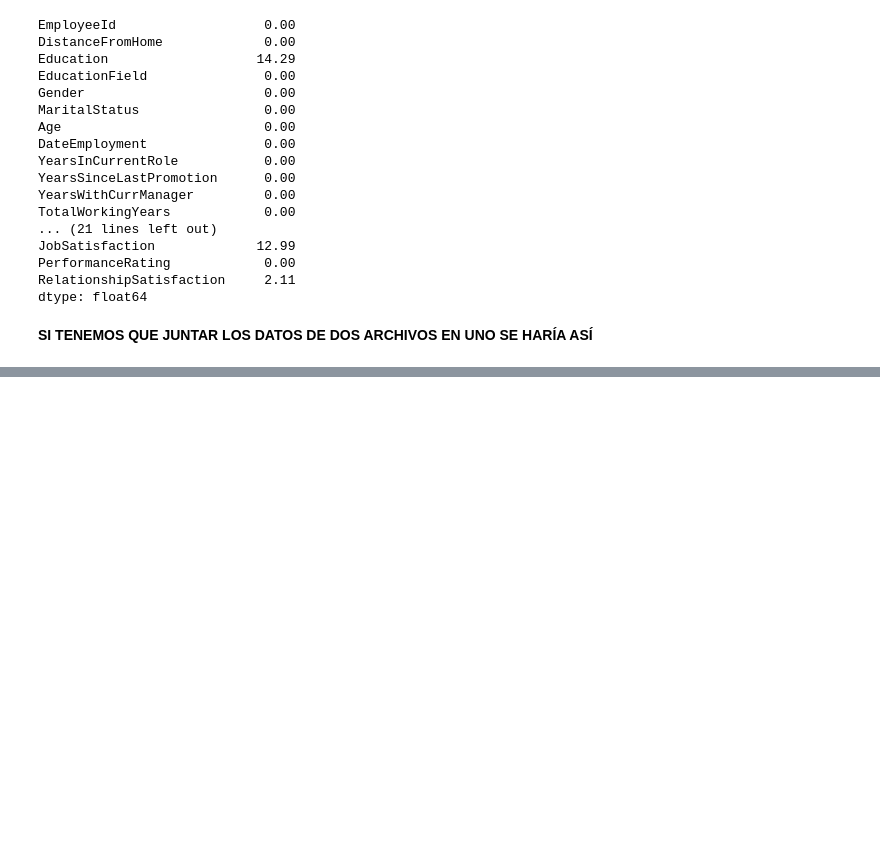
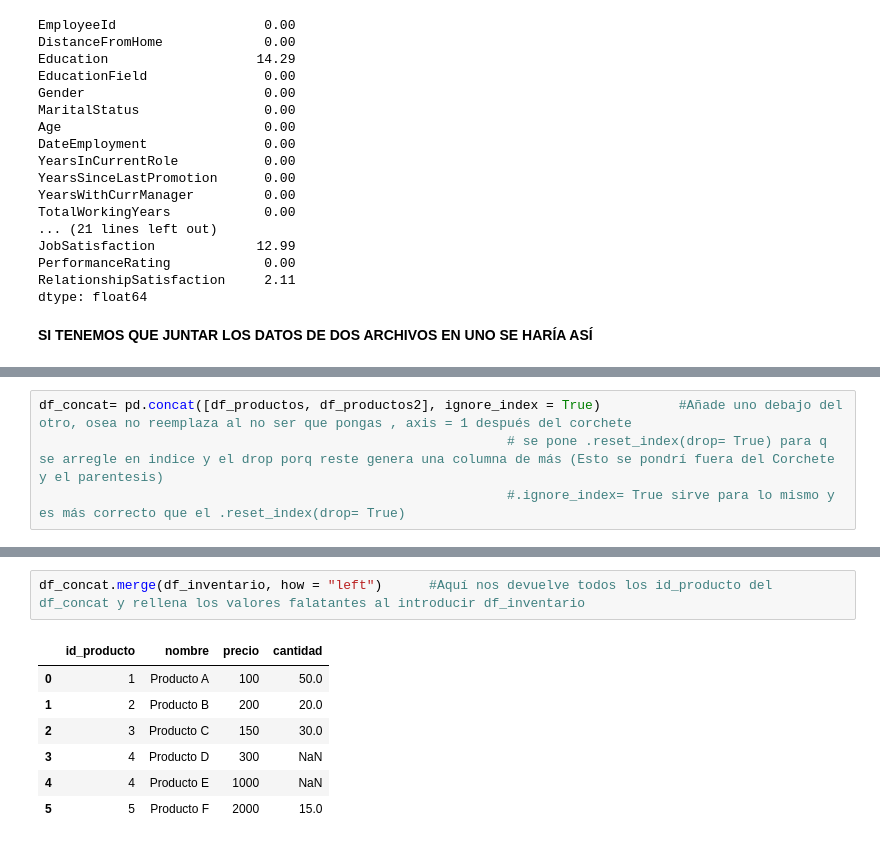
Before and after one commit to jgilsu11/Teoria, a Jupyter notebook: Modulo2/teoria/pandas propio.ipynb, the cells around one changed output, grey strips where cells are left out. Drawn from its saved outputs; the diff is of its cells as text; blank space fills up the shorter version.

```diff
--- a/Modulo2/teoria/pandas propio.ipynb
+++ b/Modulo2/teoria/pandas propio.ipynb
@@ -325,0 +381,4 @@ dtype: float64
+# %%
+df_concat= pd.concat([df_productos, df_productos2], ignore_index = True)          #Añade uno debajo del otro, osea no reemplaza al no ser que pongas , axis = 1 después del corchete
+                                                            # se pone .reset_index(drop= True) para q se arregle en indice y el drop porq reste genera una columna de más (Esto se pondrí fuera del Corchete y el parentesis)
+                                                            #.ignore_index= True sirve para lo mismo y es más correcto que el .reset_index(drop= True)
@@ -325,0 +433,10 @@ dtype: float64
+# %%
+df_concat.merge(df_inventario, how = "left")      #Aquí nos devuelve todos los id_producto del df_concat y rellena los valores falatantes al introducir df_inventario
+# %% [output]
+|  | id_producto | nombre | precio | cantidad |
+| 0 | 1 | Producto A | 100 | 50.0 |
+| 1 | 2 | Producto B | 200 | 20.0 |
+| 2 | 3 | Producto C | 150 | 30.0 |
+| 3 | 4 | Producto D | 300 | NaN |
+| 4 | 4 | Producto E | 1000 | NaN |
+| 5 | 5 | Producto F | 2000 | 15.0 |
```
Also changed, not shown: parts of 18 cells of this notebook, 2 other files.
